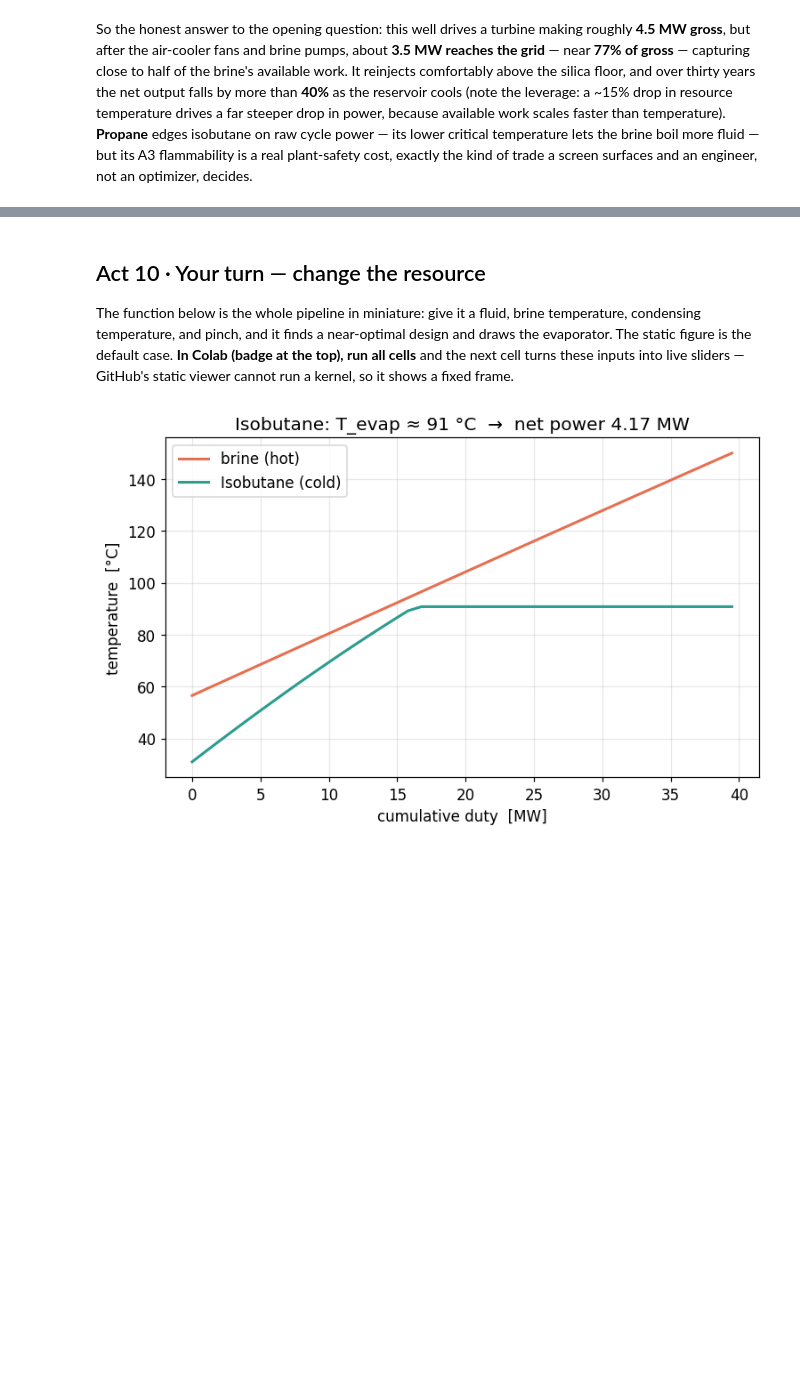
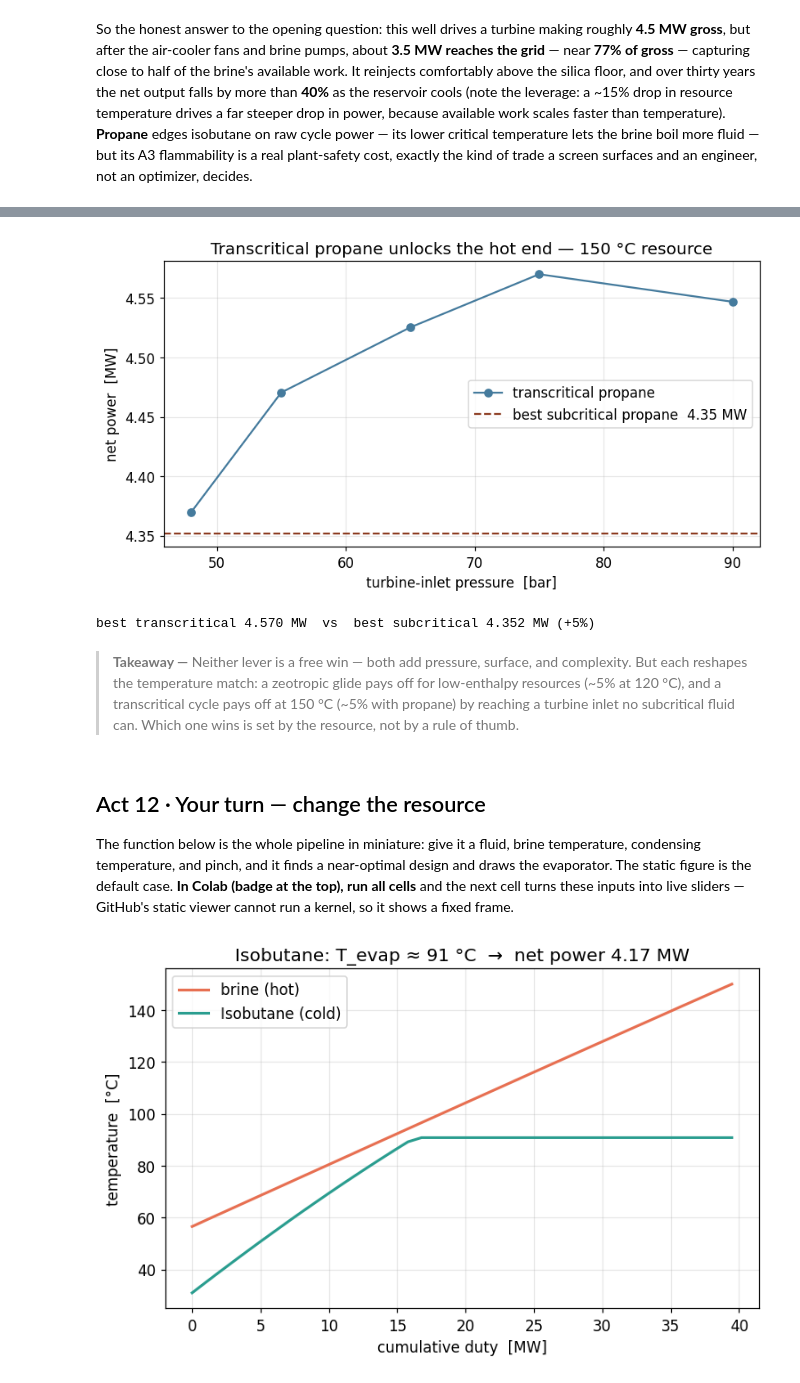
Before and after one commit to khb-git/geothermal-orc, a Jupyter notebook: notebooks/demo.ipynb, the cells around one changed output, grey strips where cells are left out. Cells and saved outputs as stored; diff of their text form; code cells hidden in the pictures; blank space fills up the shorter version.

```diff
--- a/notebooks/demo.ipynb
+++ b/notebooks/demo.ipynb
@@ -757,5 +883,38 @@ not an optimizer, decides.
+# %%
+from geothermal_orc import TranscriticalCycle
+
+P_grid = [48e5, 55e5, 65e5, 75e5, 90e5]
+W_tc = []
+for Ph in P_grid:
+    r = TranscriticalCycle("Propane", P_high=Ph, T_turb_in_C=140.0,
+                           T_cond_C=30.0).solve_with_resource(
+        m_brine=100.0, T_brine_in_C=150.0, pinch_heater=5.0)
+    W_tc.append(r.W_net / 1e6)
+sub = optimize_evaporation_temperature("Propane", resource,
+                                       T_cond_C=30.0).W_net_opt / 1e6
+
+fig, ax = plt.subplots(figsize=(7.6, 4.2))
+ax.plot([p / 1e5 for p in P_grid], W_tc, "o-", color="#457b9d",
+        label="transcritical propane")
+ax.axhline(sub, color="#8b3a1f", ls="--",
+           label=f"best subcritical propane  {sub:.2f} MW")
+ax.set_xlabel("turbine-inlet pressure  [bar]")
+ax.set_ylabel("net power  [MW]")
+ax.set_title("Transcritical propane unlocks the hot end — 150 °C resource")
+ax.legend(); plt.tight_layout(); plt.show()
+print(f"best transcritical {max(W_tc):.3f} MW  vs  best subcritical {sub:.3f} MW "
+      f"(+{(max(W_tc)/sub-1)*100:.0f}%)")
+# %% [output]
+[figure, added]
+best transcritical 4.570 MW  vs  best subcritical 4.352 MW (+5%)
+# %% [markdown]
+> **Takeaway —** Neither lever is a free win — both add pressure, surface, and
+complexity. But each reshapes the temperature match: a zeotropic glide pays off
+for low-enthalpy resources (~5% at 120 °C), and a transcritical cycle pays off at
+150 °C (~5% with propane) by reaching a turbine inlet no subcritical fluid can.
+Which one wins is set by the resource, not by a rule of thumb.
 # %% [markdown]
-## Act 10 · Your turn — change the resource
+## Act 12 · Your turn — change the resource
 
 The function below is the whole pipeline in miniature: give it a fluid, brine
 temperature, condensing temperature, and pinch, and it finds a near-optimal
```
Also changed, not shown: parts of 9 cells of this notebook, 11 other files.
